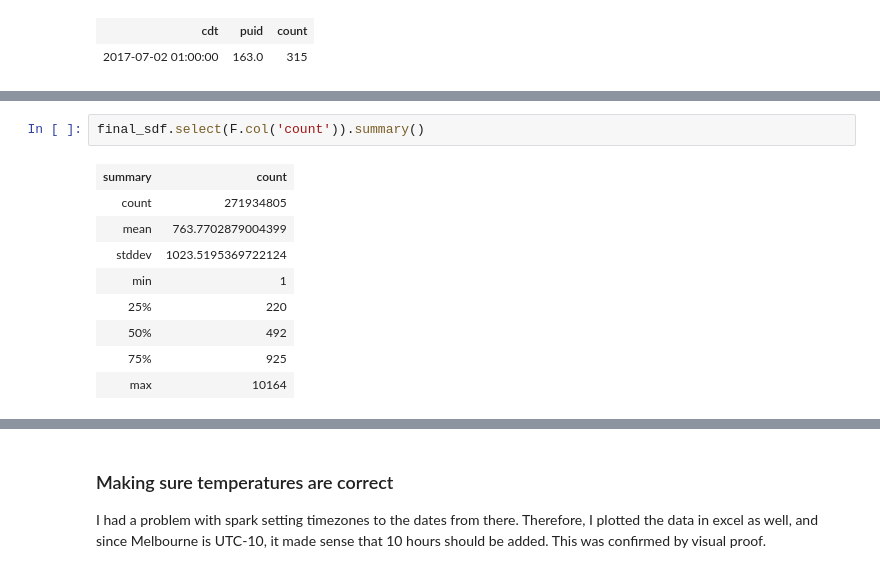
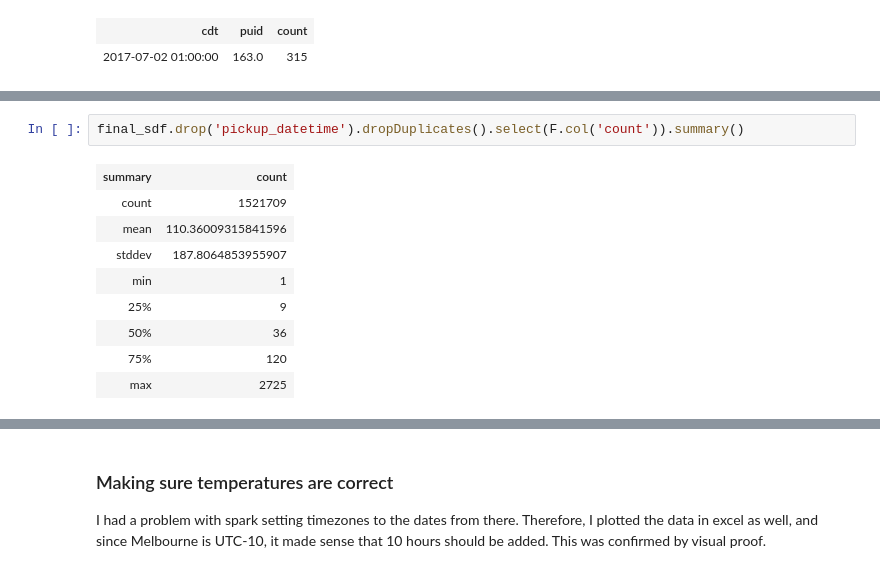
Before and after one commit to MAST30034-Applied-Data-Science/mast30034-project-1-ToomasRo, a Jupyter notebook: notebooks/cleaning.ipynb, the cells around one changed output, grey strips where cells are left out. Drawn from its saved outputs; the diff is of its cells as text.

```diff
--- a/notebooks/cleaning.ipynb
+++ b/notebooks/cleaning.ipynb
@@ -586,15 +599,15 @@ only showing top 20 rows
 # %%
-final_sdf.select(F.col('count')).summary()
+final_sdf.drop('pickup_datetime').dropDuplicates().select(F.col('count')).summary()
 # %% [output]
 | summary | count |
-| count | 271934805 |
-| mean | 763.7702879004399 |
-| stddev | 1023.5195369722124 |
+| count | 1521709 |
+| mean | 110.36009315841596 |
+| stddev | 187.8064853955907 |
 | min | 1 |
-| 25% | 220 |
-| 50% | 492 |
-| 75% | 925 |
-| max | 10164 |
+| 25% | 9 |
+| 50% | 36 |
+| 75% | 120 |
+| max | 2725 |
 # %%
 final_sdf.count()
 # %% [output]
```
Also changed, not shown: parts of 9 cells of this notebook.
